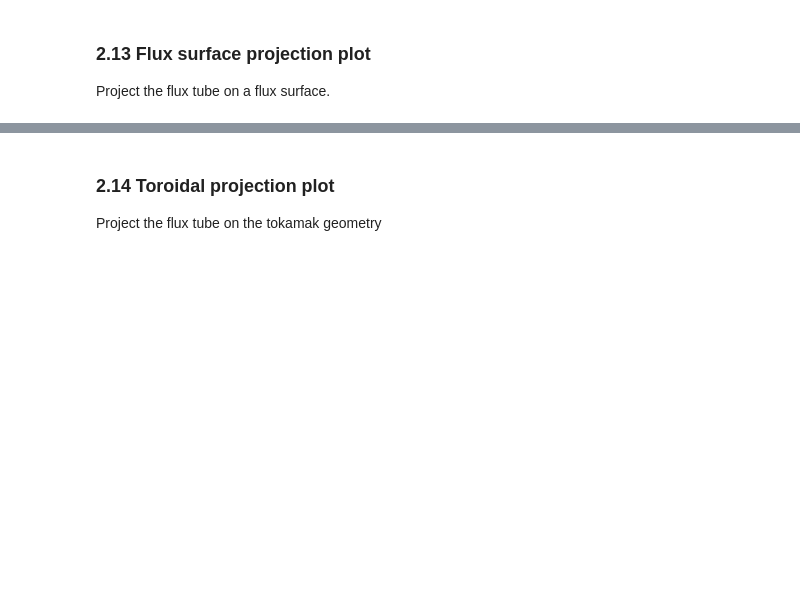
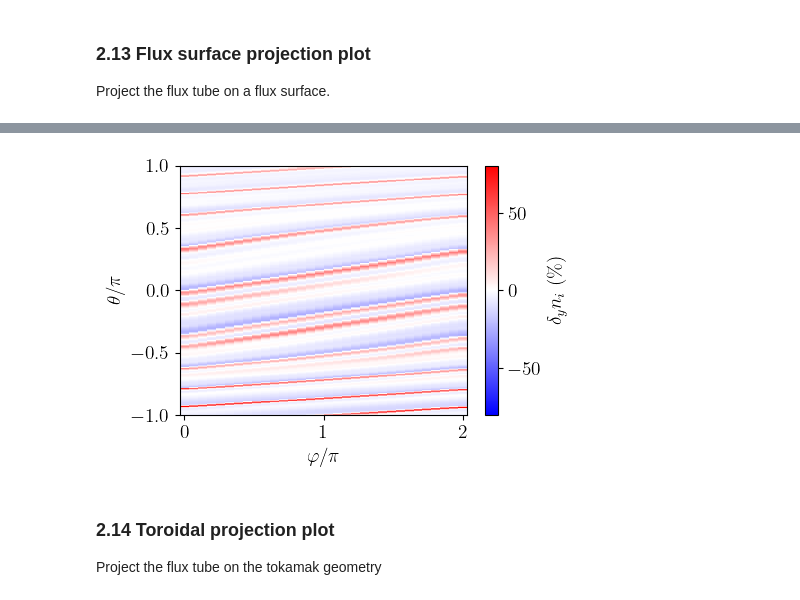
Before and after one commit to Antoinehoff/personal_gkyl_scripts, a Jupyter notebook: example.ipynb, the cells around one changed output, grey strips where cells are left out. Cells and saved outputs as stored; diff of their text form; code cells hidden in the pictures; blank space fills up the shorter version.

```diff
--- a/example.ipynb
+++ b/example.ipynb
@@ -355,3 +456,7 @@ pygkyl.plot_utils.flux_surface_proj(simulation, fieldName=fieldname, rovera=rove
+# %%
+fsproj.plot(fieldName=fieldname, timeFrame=timeFrame, fluctuation='yavg_relative')
+# %% [output]
+[figure, added]
 # %% [markdown]
 ### 2.14 Toroidal projection plot <a id="tor_plot"></a>
 Project the flux tube on the tokamak geometry
```
Also changed, not shown: parts of 29 cells of this notebook, 1 other file.
